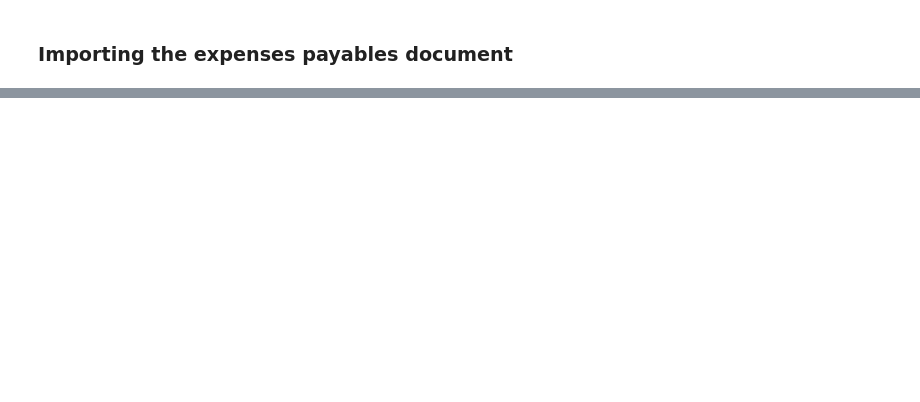
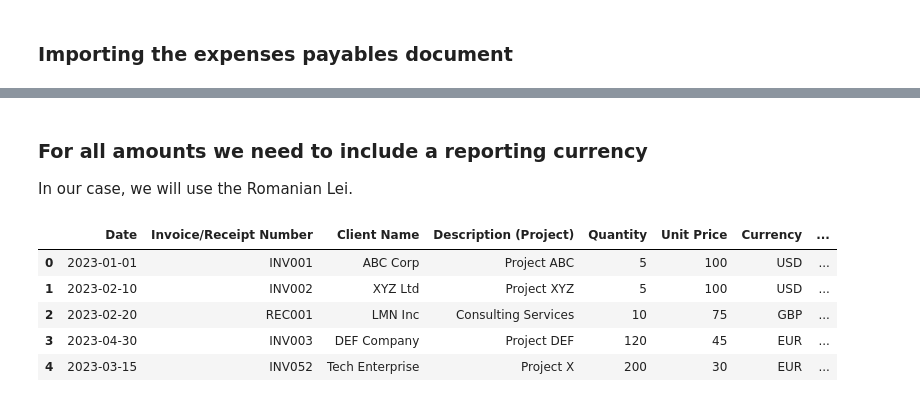
Before and after one commit to mirceamesesan/financial-dashboards, a Jupyter notebook: explorations/collecting_data.ipynb, the cells around one changed output, grey strips where cells are left out. Saved outputs shown, nothing was run; the diff lists cells and outputs as text; code cells hidden in the pictures; blank space fills up the shorter version.

```diff
--- a/explorations/collecting_data.ipynb
+++ b/explorations/collecting_data.ipynb
@@ -30,0 +42,31 @@ expenses_df.head()
+# %%
+# Payment Date and Due Date to datetime
+income_df['Date'] = pd.to_datetime(income_df['Date'])
+income_df['Paid Date'] = pd.to_datetime(income_df['Paid Date'])
+expenses_df['Date'] = pd.to_datetime(expenses_df['Date'])
+expenses_df['Due Date'] = pd.to_datetime(expenses_df['Due Date'])
+# %% [markdown]
+### For all amounts we need to include a reporting currency
+In our case, we will use the Romanian Lei.
+# %%
+curs_bnr_base = 'https://www.bnr.ro/files/xml/years/nbrfxrates'
+# %%
+# Exchange rate collector
+def get_year(df:pd.DataFrame) -> float:
+    date = df['Date']
+    currency = df['Currency']
+    curs_bnr_rates = curs_bnr_base + str(date.year) + '.xml'
+    bs_data = BeautifulSoup(requests.get(curs_bnr_rates).text, 'xml')
+
+    # Get the exchange rates for the given date
+    for entry in bs_data.find_all('Cube'):
+        if entry['date'] == date.strftime('%Y-%m-%d'):
+            for rate in entry.find_all('Rate'):
+                if rate['currency'] == currency:
+                    return float(rate.text)
+
+        # some of the dates are missing from the BNR xml
+        elif entry['date'] != date.strftime('%Y-%m-%d'):
+            for rate in entry.find_all('Rate'):
+                if rate['currency'] == currency:
+                    return float(rate.text)
@@ -30,0 +75,12 @@ expenses_df.head()
+# %%
+# income_df['XRate'] = income_df['Issue Date'].apply(lambda x: get_year(x, 'EUR'))
+income_df['XRate'] = income_df.apply(get_year, axis=1)
+income_df['Amount RON'] = income_df['Amount'] * income_df['XRate']
+income_df
+# %% [output]
+|  | Date | Invoice/Receipt Number | Client Name | Description (Project) | Quantity | Unit Price | Currency | ... |
+| 0 | 2023-01-01 | INV001 | ABC Corp | Project ABC | 5 | 100 | USD | ... |
+| 1 | 2023-02-10 | INV002 | XYZ Ltd | Project XYZ | 5 | 100 | USD | ... |
+| 2 | 2023-02-20 | REC001 | LMN Inc | Consulting Services | 10 | 75 | GBP | ... |
+| 3 | 2023-04-30 | INV003 | DEF Company | Project DEF | 120 | 45 | EUR | ... |
+| 4 | 2023-03-15 | INV052 | Tech Enterprise | Project X | 200 | 30 | EUR | ... |
```
Also changed, not shown: parts of 20 cells of this notebook, 2 other files.
